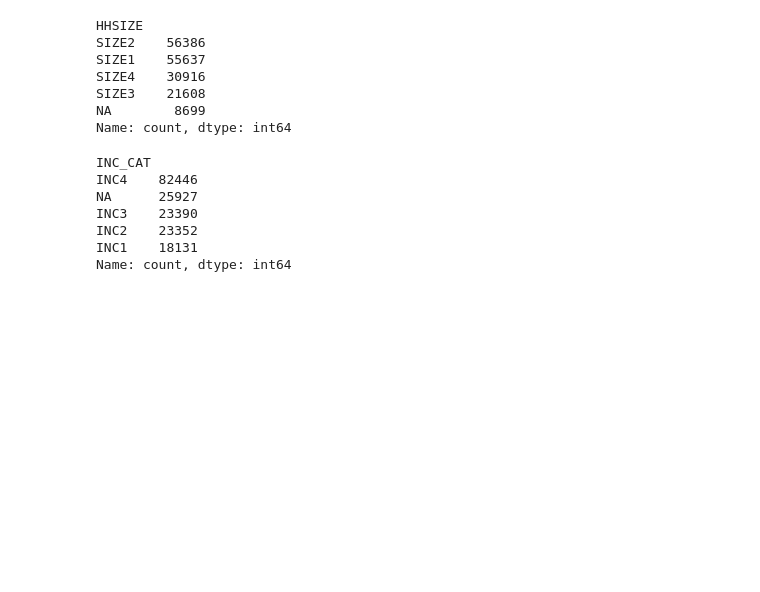
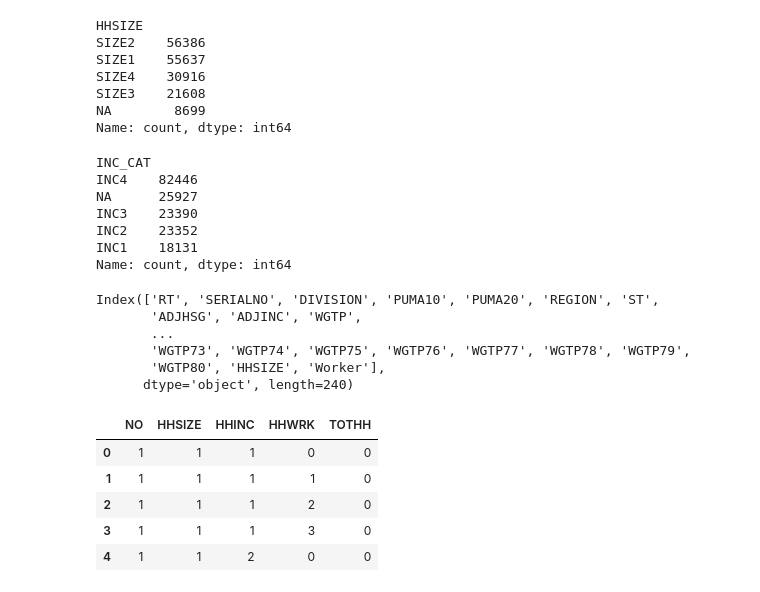
Before and after one commit to RSGInc/scog_model, a Jupyter notebook: 1-Inputs_Preparation/1_census.ipynb, the cells around one changed output. Drawn from its saved outputs; the diff is of its cells as text; code cells hidden in the pictures; blank space fills up the shorter version.

Commit message:
Update python scripts for Census Data and Survey

```diff
--- a/1-Inputs_Preparation/1_census.ipynb
+++ b/1-Inputs_Preparation/1_census.ipynb
@@ -249,0 +307,9 @@ pums_sizebyinc.to_csv('PUMS_SizebyIncome.csv')
+# %%
+pums2.columns
+# %% [output]
+Index(['RT', 'SERIALNO', 'DIVISION', 'PUMA10', 'PUMA20', 'REGION', 'ST',
+       'ADJHSG', 'ADJINC', 'WGTP',
+       ...
+       'WGTP73', 'WGTP74', 'WGTP75', 'WGTP76', 'WGTP77', 'WGTP78', 'WGTP79',
+       'WGTP80', 'HHSIZE', 'Worker'],
+      dtype='object', length=240)
@@ -249,0 +329,18 @@ pums_sizebyinc.to_csv('PUMS_SizebyIncome.csv')
+# %%
+from itertools import product
+
+no = [1,2,3,4,5,6,7,8,9,10]
+hhsize = [1,2,3,4]
+hhinc = [1,2,3,4]
+hhwrk = [0,1,2,3]
+tothh = [0]
+combinations = list(product(no,hhsize,hhinc,hhwrk,tothh))
+test = pd.DataFrame(combinations, columns=['NO','HHSIZE','HHINC','HHWRK','TOTHH'])
+test.head()
+# %% [output]
+|  | NO | HHSIZE | HHINC | HHWRK | TOTHH |
+| 0 | 1 | 1 | 1 | 0 | 0 |
+| 1 | 1 | 1 | 1 | 1 | 0 |
+| 2 | 1 | 1 | 1 | 2 | 0 |
+| 3 | 1 | 1 | 1 | 3 | 0 |
+| 4 | 1 | 1 | 2 | 0 | 0 |
```
Also changed, not shown: parts of 10 cells of this notebook, 3 other files.
